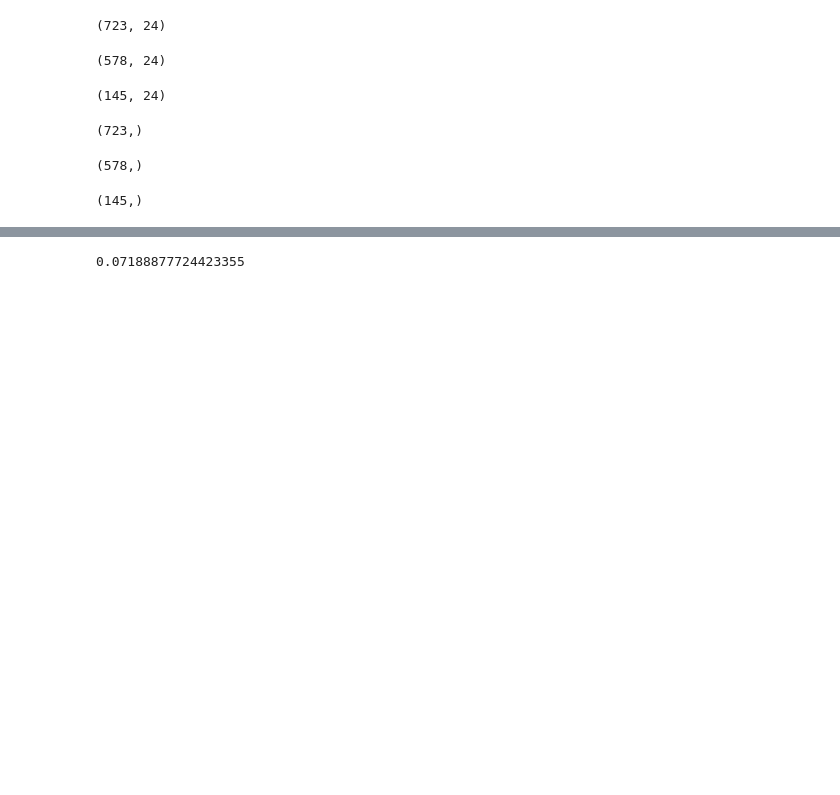
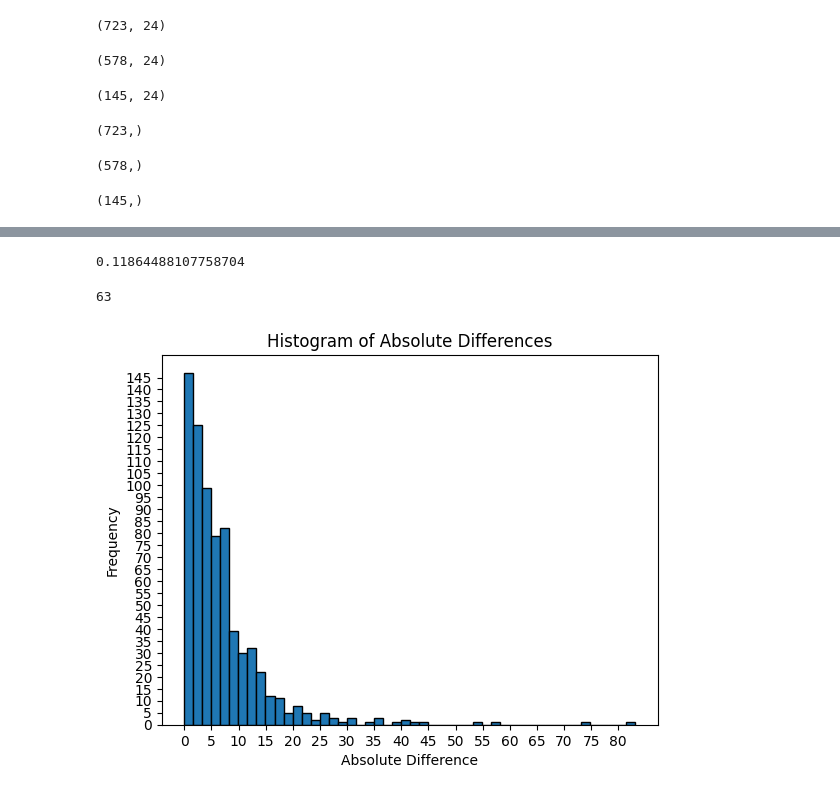
Before and after one commit to zhichuanma/E4Cchallenge, a Jupyter notebook: main.ipynb, the cells around one changed output, grey strips where cells are left out. Drawn from its saved outputs; the diff is of its cells as text; code cells hidden in the pictures; blank space fills up the shorter version.

Commit message:
add histogram of difference between prediction and target

```diff
--- a/main.ipynb
+++ b/main.ipynb
@@ -414,6 +414,33 @@ def relative_squared_error(y_pred, y_true):
     """Relative squared error (RSE; also called relative mean square error). < 1 is good, = 1 is bad, > 1 really bad."""
     return np.mean((y_pred - y_true)**2)/np.mean((y_true - y_true.mean())**2)
 
-print(relative_squared_error(predicted_kw_zone2_train, train_target))
+print(relative_squared_error(predicted_kw_zone2, target))
 # %% [output]
-0.07188877724423355
+0.11864488107758704
+# %%
+# Calculate absolute difference or squared difference
+absolute_diff = np.abs(predicted_kw_zone2 - target)
+# Or squared_diff = (y_true - y_pred)**2
+
+# Set a threshold
+threshold = 20  # Example threshold
+
+# Find indices where the difference exceeds the threshold
+far_away_indices = np.where(absolute_diff > threshold)[0]
+
+
+far_away_in_test = np.intersect1d(far_away_indices, indices_test)
+print(len(far_away_in_test))
+# %% [output]
+63
+# %%
+# Plot the histogram of absolute differences
+plt.hist(absolute_diff, bins=50, edgecolor='black')
+plt.xlabel('Absolute Difference')
+plt.ylabel('Frequency')
+plt.title('Histogram of Absolute Differences')
+plt.xticks(np.arange(0, max(absolute_diff), 5))
+plt.yticks(np.arange(0, 150, 5))
+plt.show()
+# %% [output]
+[figure, added]
```
Also changed, not shown: parts of 8 cells of this notebook.
